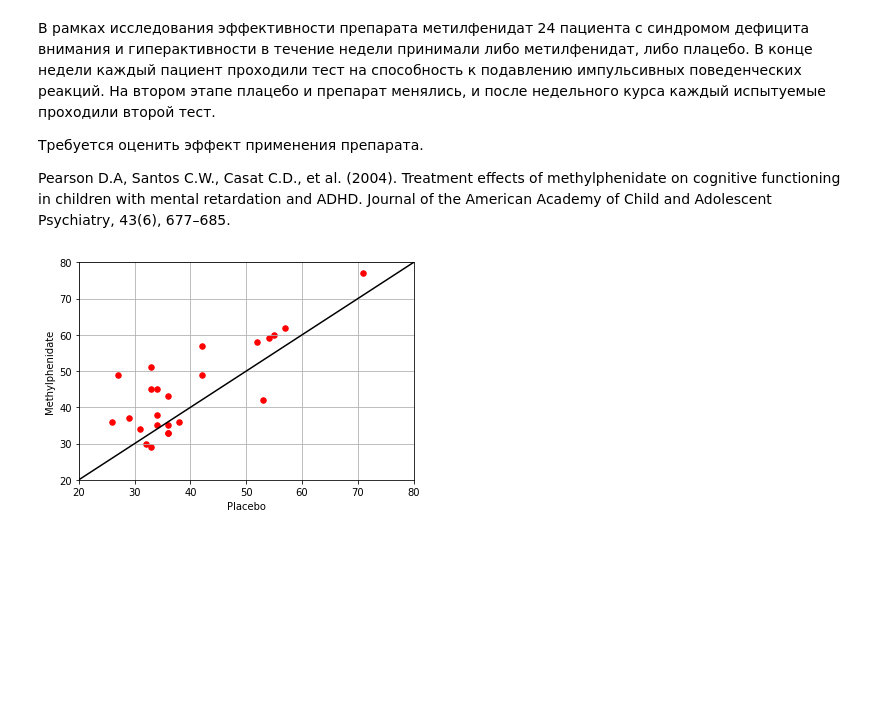
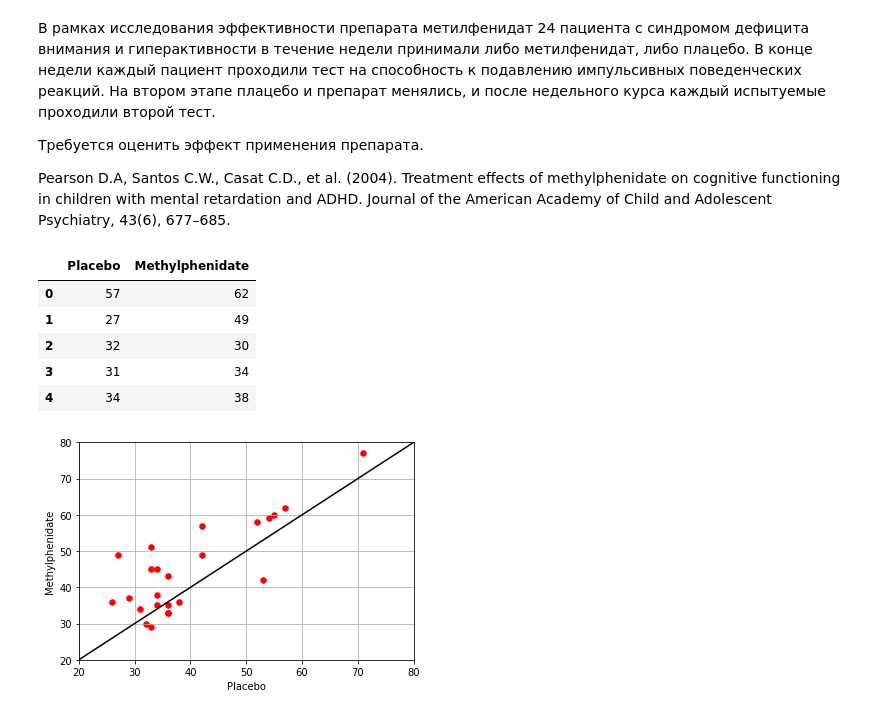
Before and after one commit to SENSBoD/Coursera-Yandex-Machine-learning-data-analysis, a Jupyter notebook: 4 Stats for data analysis/Week 2/Lecture notebooks/1_stat.student_tests.ipynb, the cells around one changed output. Drawn from its saved outputs; the diff is of its cells as text; code cells hidden in the pictures; blank space fills up the shorter version.

```diff
--- a/4 Stats for data analysis/Week 2/Lecture notebooks/1_stat.student_tests.ipynb
+++ b/4 Stats for data analysis/Week 2/Lecture notebooks/1_stat.student_tests.ipynb
@@ -21,6 +21,15 @@ Pearson D.A, Santos C.W., Casat C.D., et al. (2004). Treatment effects of methyl
 # %%
 data = pd.read_csv('ADHD.txt', sep = ' ', header = 0)
 data.columns = ['Placebo', 'Methylphenidate']
+# %%
+data.head()
+# %% [output]
+|  | Placebo | Methylphenidate |
+| 0 | 57 | 62 |
+| 1 | 27 | 49 |
+| 2 | 32 | 30 |
+| 3 | 31 | 34 |
+| 4 | 34 | 38 |
 # %%
 data.plot.scatter('Placebo', 'Methylphenidate', c = 'r', s = 30)
 pylab.grid()
```
